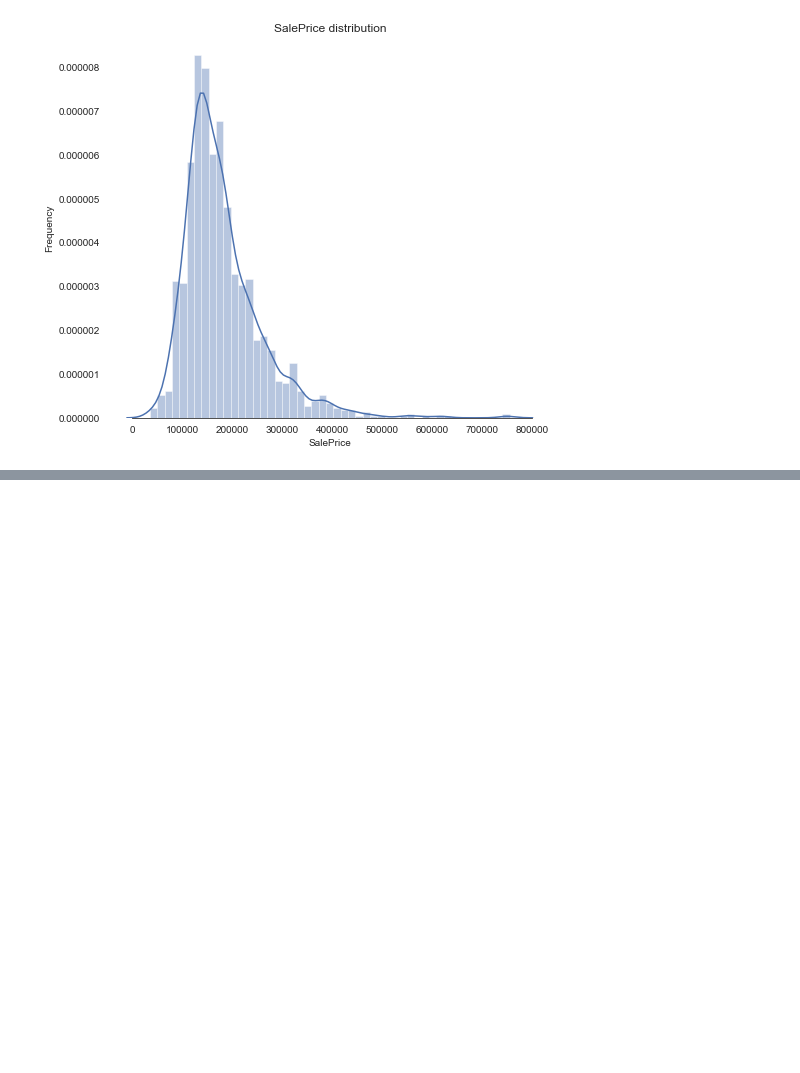
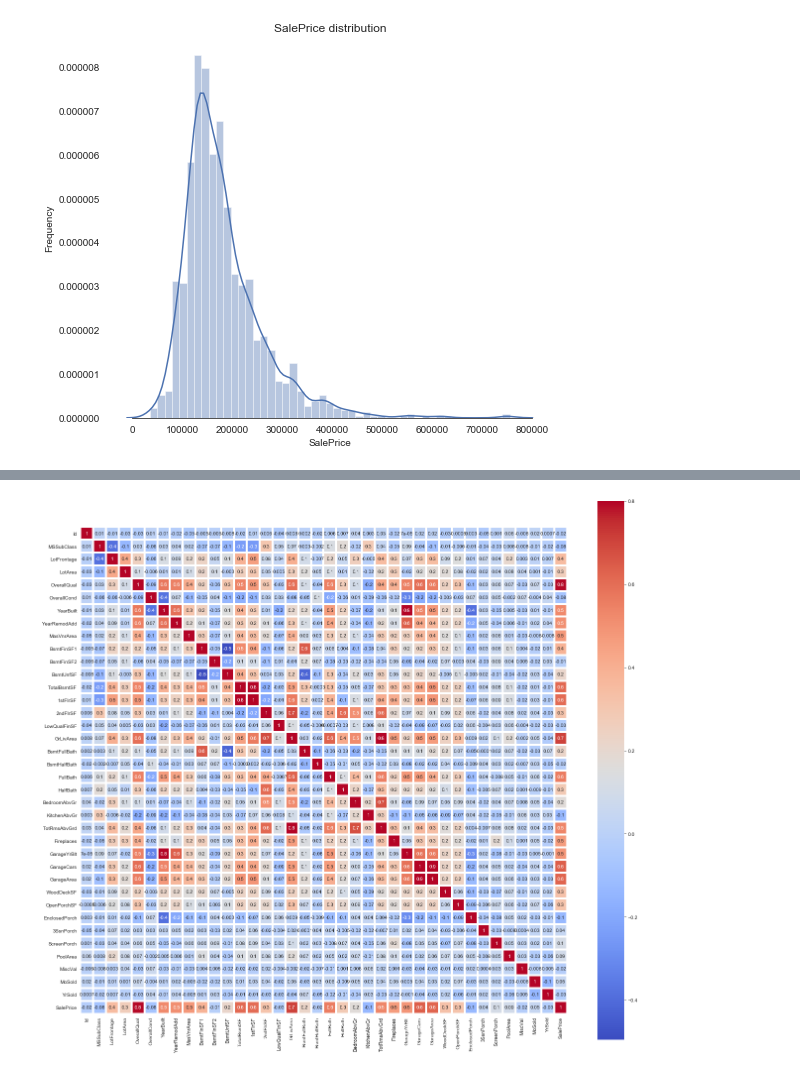
Before and after one commit to Ashishkhurana01/kaggle-work, a Jupyter notebook: House Prices - Advanced regression techniques v1.1.ipynb, the cells around one changed output, grey strips where cells are left out. Saved outputs shown, nothing was run; the diff lists cells and outputs as text; code cells hidden in the pictures; blank space fills up the shorter version.

```diff
--- a/House Prices - Advanced regression techniques v1.1.ipynb
+++ b/House Prices - Advanced regression techniques v1.1.ipynb
@@ -76,0 +133,7 @@ plt.show()
+# %%
+#correlation matrix
+corrmat = train.corr()
+f, ax = plt.subplots(figsize=(22, 20))
+sns.heatmap(corrmat, vmax=0.8, square=True, annot=True,fmt = '.1g',cmap='coolwarm',linewidths=3 );
+# %% [output]
+[figure, added]
```
Also changed, not shown: parts of 9 cells of this notebook.
